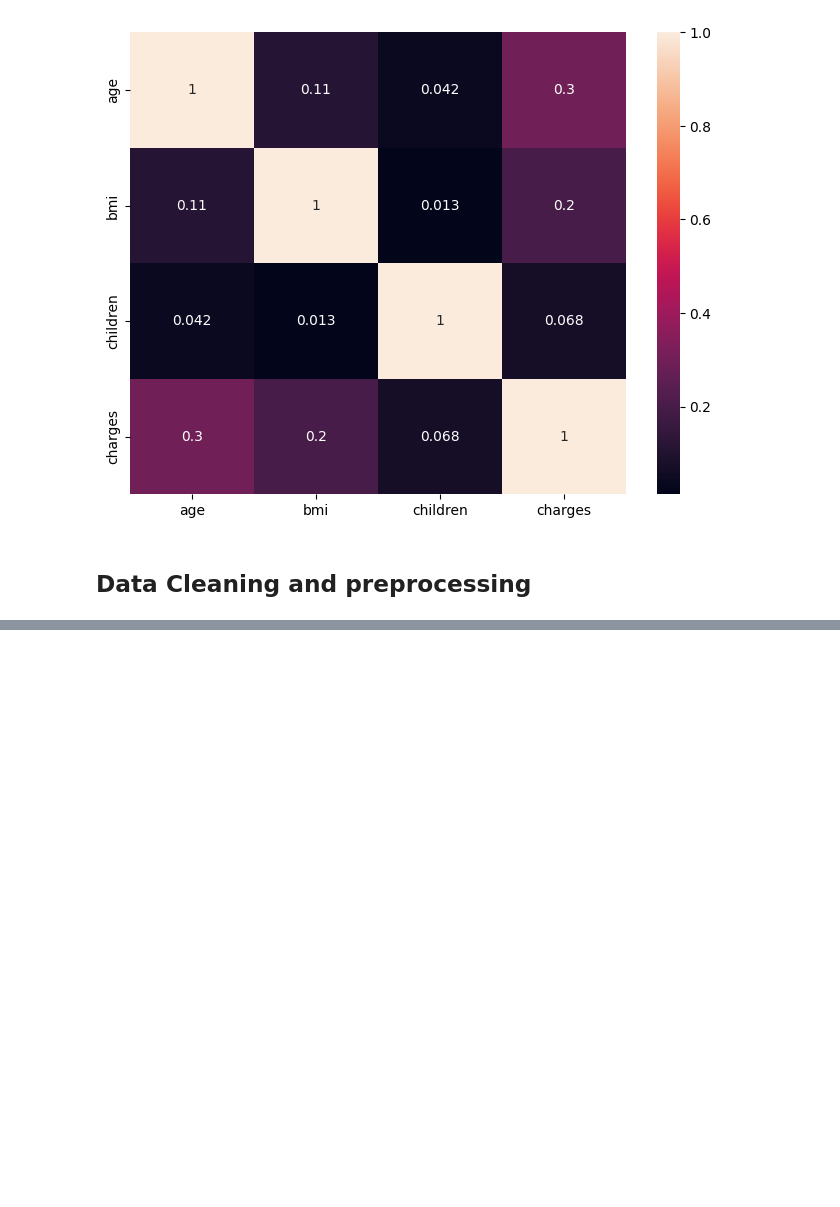
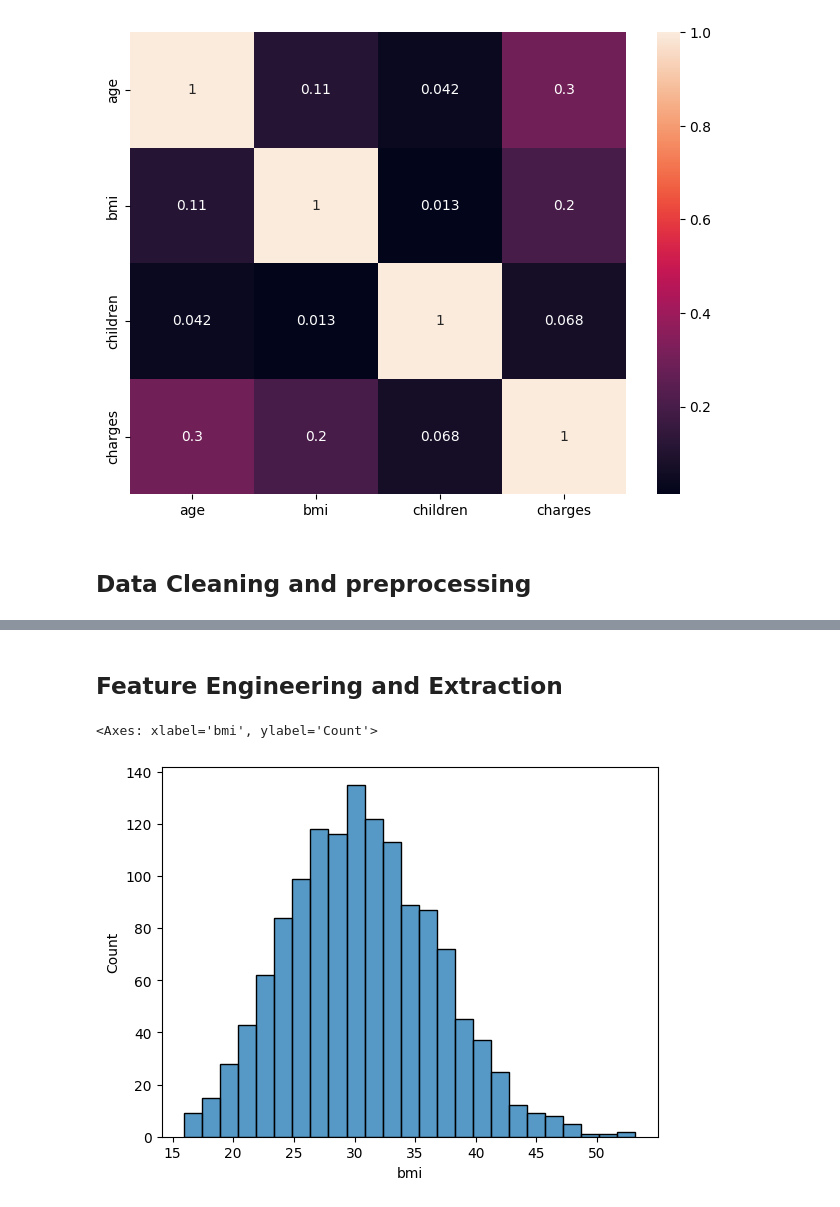
Before and after one commit to mzaid622/Data-Science-Course, a Jupyter notebook: ML-Part1/insurance.ipynb, the cells around one changed output, grey strips where cells are left out. Drawn from its saved outputs; the diff is of its cells as text; code cells hidden in the pictures; blank space fills up the shorter version.

```diff
--- a/ML-Part1/insurance.ipynb
+++ b/ML-Part1/insurance.ipynb
@@ -123,2 +137,3 @@ sns.heatmap(df.corr(numeric_only=True),annot=True)
 # %%
-#
+# Remove Duplicates
+df.drop_duplicates(inplace=True)
@@ -124,0 +260,7 @@ sns.heatmap(df.corr(numeric_only=True),annot=True)
+# %% [markdown]
+## Feature Engineering and Extraction
+# %%
+sns.histplot(x=df["bmi"])
+# %% [output]
+<Axes: xlabel='bmi', ylabel='Count'>
+[figure, added]
```
Also changed, not shown: parts of 28 cells of this notebook.
